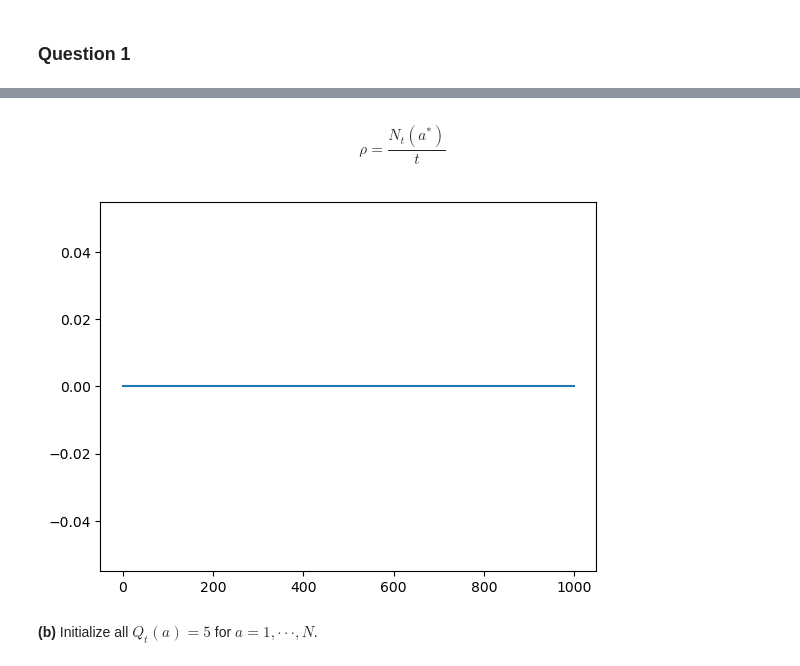
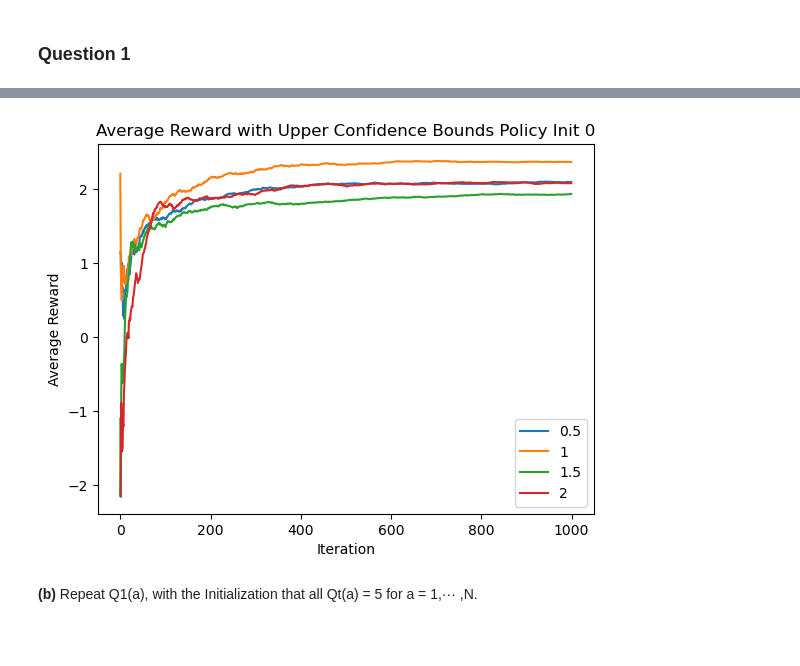
Before and after one commit to ArianaVillegas/ECE495-595, a Jupyter notebook: hw2.ipynb, the cells around one changed output, grey strips where cells are left out. Cells and saved outputs as stored; diff of their text form; code cells hidden in the pictures; blank space fills up the shorter version.

```diff
--- a/hw2.ipynb
+++ b/hw2.ipynb
@@ -55,13 +58,9 @@ plt.show()
-# %% [markdown]
-$$\rho = \frac{N_t(a^*)}{t}$$
-# %%
-p = bandit.get_best_fraction()
-plt.clf()
-plt.plot(range(t), p)
-plt.show()
-# %% [output]
-[figure, removed]
+# %%
+confidence = [0.5, 1, 1.5, 2]
+testPolicy(UCB, n, t, init, confidence)
+# %% [output]
+[figure, added]
 # %% [markdown]
-**(b)** Initialize all $Q_t(a) = 5$ for $a = 1,··· ,N$.
+**(b)** Repeat Q1(a), with the Initialization that all Qt(a) = 5 for a = 1,··· ,N.
 # %%
 init = 5
```
Also changed, not shown: parts of 21 cells of this notebook, 1 other file.
